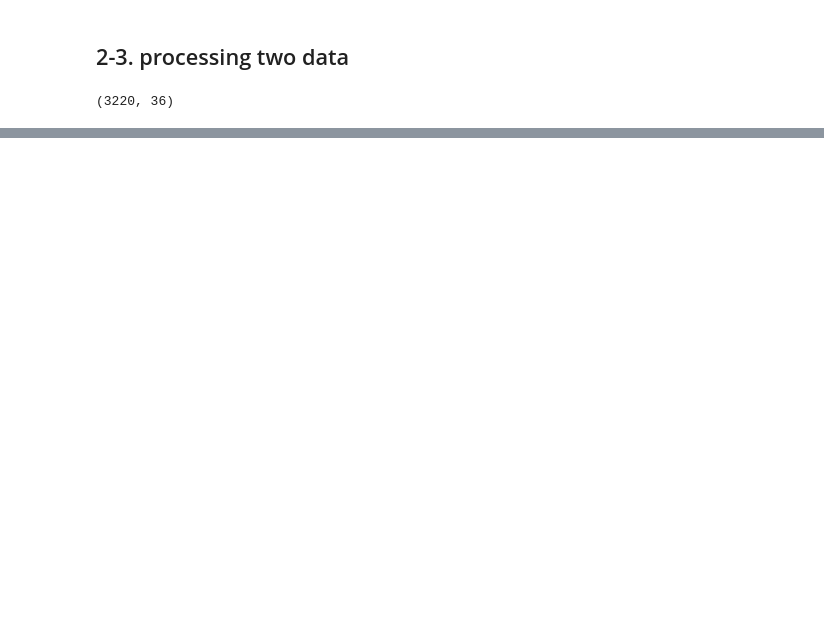
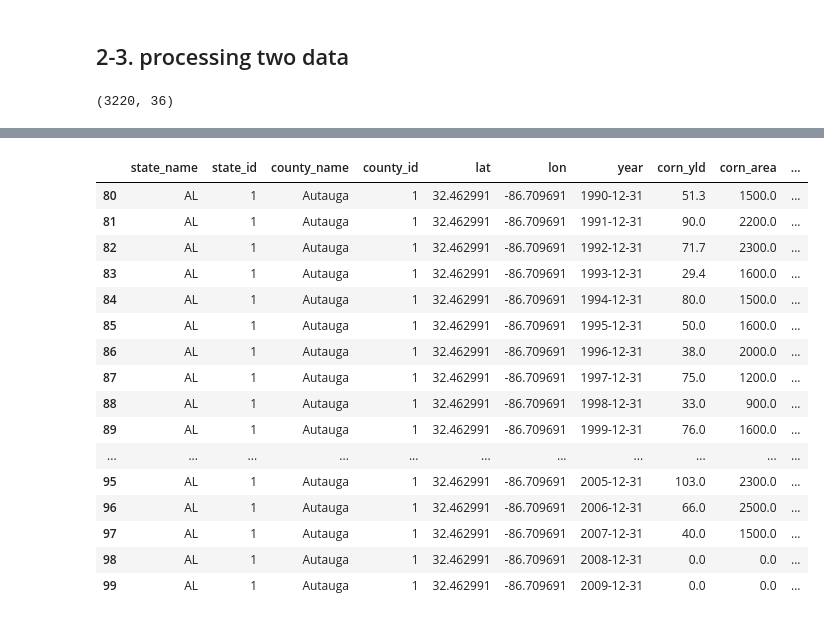
Before and after one commit to kyoungyi/Fortran, a Jupyter notebook: all_county_corn_data.ipynb, the cells around one changed output, grey strips where cells are left out. Drawn from its saved outputs; the diff is of its cells as text; code cells hidden in the pictures; blank space fills up the shorter version.

```diff
--- a/all_county_corn_data.ipynb
+++ b/all_county_corn_data.ipynb
@@ -280,0 +314,22 @@ dataframe1.to_csv('/content/drive/My Drive/prism_yearly_weather_with_lonlatfroms
+# %%
+combined = pd.merge(dataframe,sorted_dataframe1,how='left',on=['state_id','county_id','county_name','year'])
+combined['year'] = pd.to_datetime(combined['year'])
+combined1[80:100]
+# %% [output]
+|  | state_name | state_id | county_name | county_id | lat | lon | year | corn_yld | corn_area | ... |
+| 80 | AL | 1 | Autauga | 1 | 32.462991 | -86.709691 | 1990-12-31 | 51.3 | 1500.0 | ... |
+| 81 | AL | 1 | Autauga | 1 | 32.462991 | -86.709691 | 1991-12-31 | 90.0 | 2200.0 | ... |
+| 82 | AL | 1 | Autauga | 1 | 32.462991 | -86.709691 | 1992-12-31 | 71.7 | 2300.0 | ... |
+| 83 | AL | 1 | Autauga | 1 | 32.462991 | -86.709691 | 1993-12-31 | 29.4 | 1600.0 | ... |
+| 84 | AL | 1 | Autauga | 1 | 32.462991 | -86.709691 | 1994-12-31 | 80.0 | 1500.0 | ... |
+| 85 | AL | 1 | Autauga | 1 | 32.462991 | -86.709691 | 1995-12-31 | 50.0 | 1600.0 | ... |
+| 86 | AL | 1 | Autauga | 1 | 32.462991 | -86.709691 | 1996-12-31 | 38.0 | 2000.0 | ... |
+| 87 | AL | 1 | Autauga | 1 | 32.462991 | -86.709691 | 1997-12-31 | 75.0 | 1200.0 | ... |
+| 88 | AL | 1 | Autauga | 1 | 32.462991 | -86.709691 | 1998-12-31 | 33.0 | 900.0 | ... |
+| 89 | AL | 1 | Autauga | 1 | 32.462991 | -86.709691 | 1999-12-31 | 76.0 | 1600.0 | ... |
+| ... | ... | ... | ... | ... | ... | ... | ... | ... | ... | ... |
+| 95 | AL | 1 | Autauga | 1 | 32.462991 | -86.709691 | 2005-12-31 | 103.0 | 2300.0 | ... |
+| 96 | AL | 1 | Autauga | 1 | 32.462991 | -86.709691 | 2006-12-31 | 66.0 | 2500.0 | ... |
+| 97 | AL | 1 | Autauga | 1 | 32.462991 | -86.709691 | 2007-12-31 | 40.0 | 1500.0 | ... |
+| 98 | AL | 1 | Autauga | 1 | 32.462991 | -86.709691 | 2008-12-31 | 0.0 | 0.0 | ... |
+| 99 | AL | 1 | Autauga | 1 | 32.462991 | -86.709691 | 2009-12-31 | 0.0 | 0.0 | ... |
```
Also changed, not shown: parts of 14 cells of this notebook.
